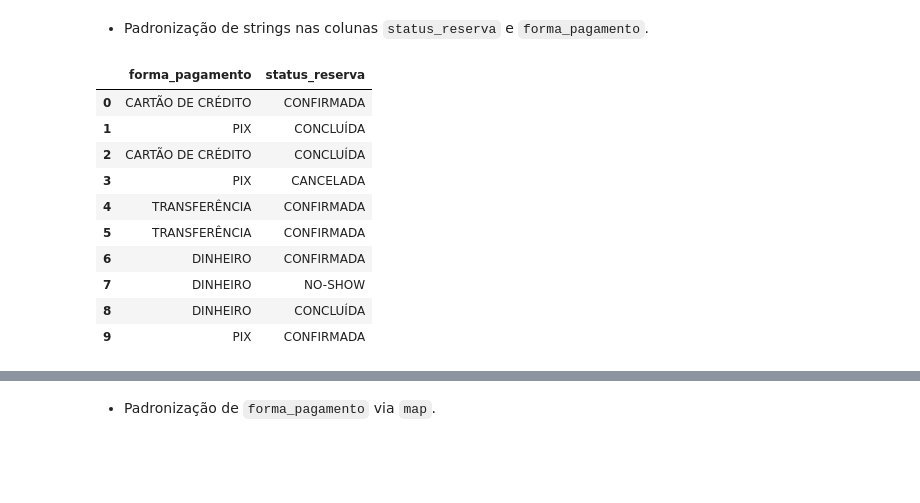
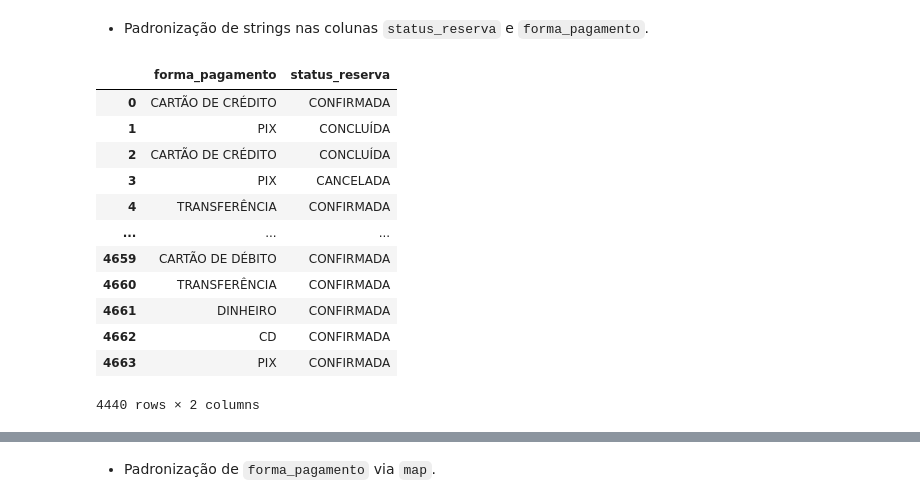
Before and after one commit to Douglas-H91/pipeline-integrada_senac_rj, a Jupyter notebook: tratamento_completo.ipynb, the cells around one changed output, grey strips where cells are left out. Drawn from its saved outputs; the diff is of its cells as text; code cells hidden in the pictures; blank space fills up the shorter version.

```diff
--- a/tratamento_completo.ipynb
+++ b/tratamento_completo.ipynb
@@ -519,24 +519,27 @@ df_concatenado_reservas['avaliacao_hospede'] = (
 # %%
 df_concatenado_reservas['status_reserva'] = (
     df_concatenado_reservas['status_reserva']
     .str.strip()
     .str.upper()
 )
 df_concatenado_reservas['forma_pagamento'] = (
     df_concatenado_reservas['forma_pagamento']
     .str.strip()
     .str.upper()
 )
-df_concatenado_reservas[['forma_pagamento', 'status_reserva']].head(10)
+
+df_concatenado_reservas[['forma_pagamento', 'status_reserva']]
 # %% [output]
 |  | forma_pagamento | status_reserva |
 | 0 | CARTÃO DE CRÉDITO | CONFIRMADA |
 | 1 | PIX | CONCLUÍDA |
 | 2 | CARTÃO DE CRÉDITO | CONCLUÍDA |
 | 3 | PIX | CANCELADA |
 | 4 | TRANSFERÊNCIA | CONFIRMADA |
-| 5 | TRANSFERÊNCIA | CONFIRMADA |
-| 6 | DINHEIRO | CONFIRMADA |
-| 7 | DINHEIRO | NO-SHOW |
-| 8 | DINHEIRO | CONCLUÍDA |
-| 9 | PIX | CONFIRMADA |
+| ... | ... | ... |
+| 4659 | CARTÃO DE DÉBITO | CONFIRMADA |
+| 4660 | TRANSFERÊNCIA | CONFIRMADA |
+| 4661 | DINHEIRO | CONFIRMADA |
+| 4662 | CD | CONFIRMADA |
+| 4663 | PIX | CONFIRMADA |
+4440 rows × 2 columns
```
Also changed, not shown: parts of 16 cells of this notebook.
